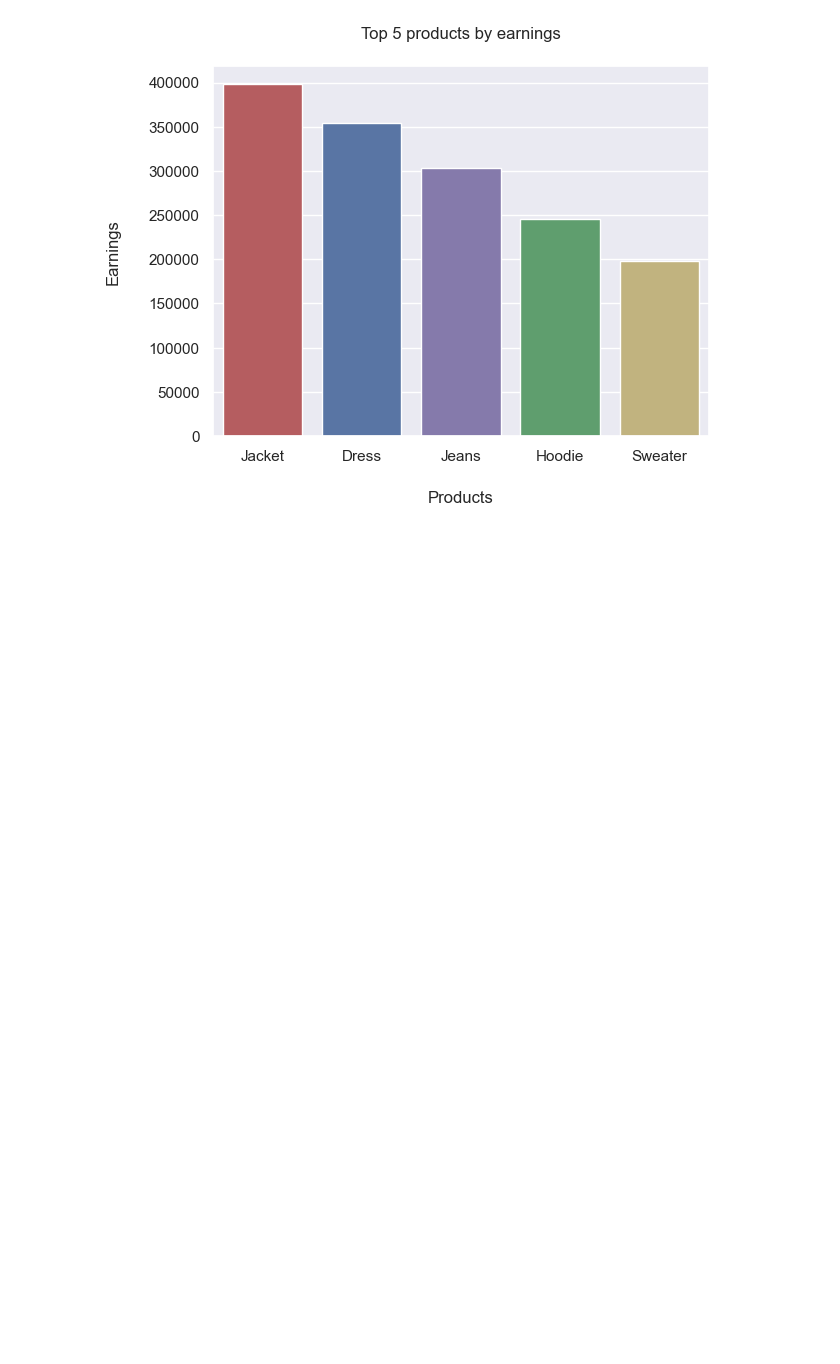
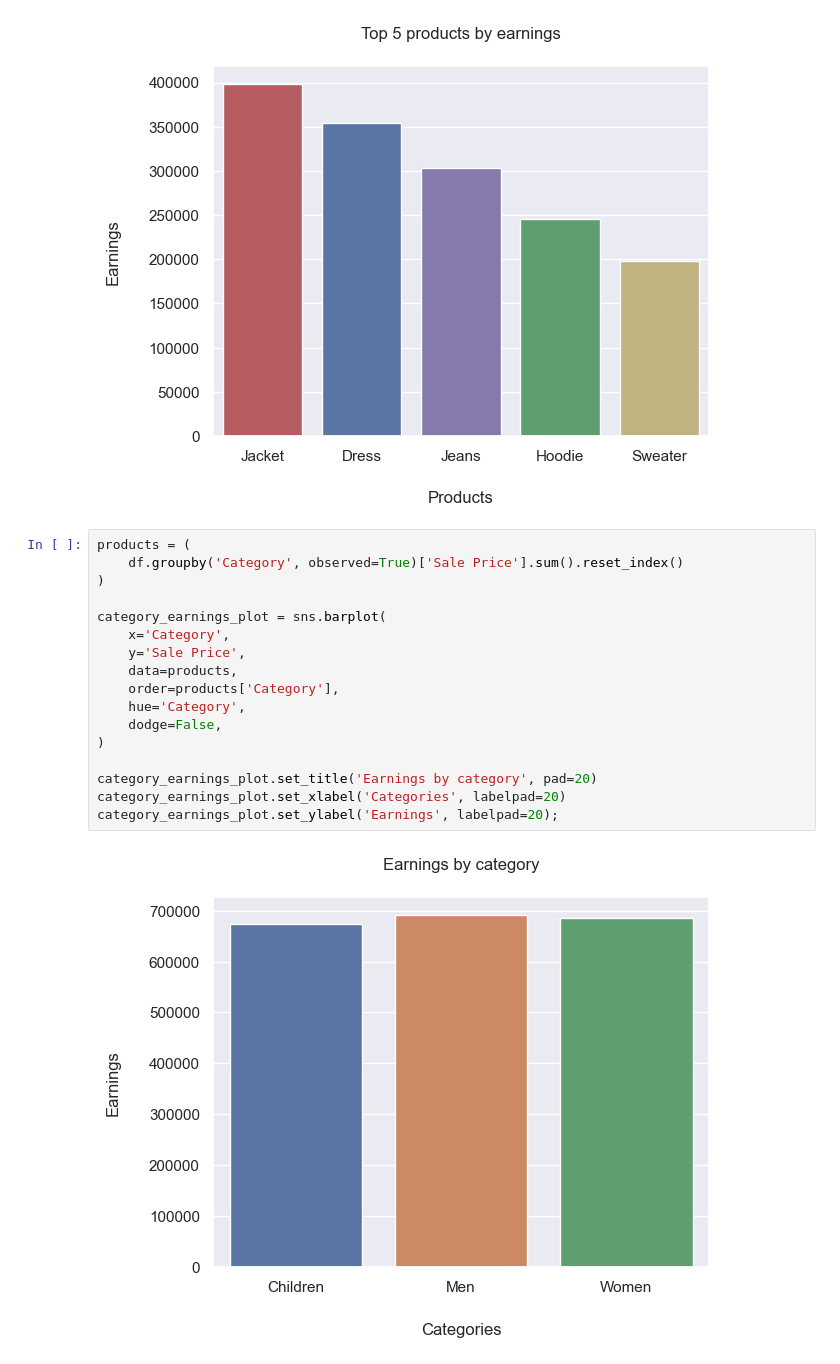
Before and after one commit to Lauritsen1/spac-py-wk6-case1-lv1, a Jupyter notebook: notebooks/data_analysis.ipynb, the cells around one changed output. Drawn from its saved outputs; the diff is of its cells as text; blank space fills up the shorter version.

Commit message:
add visualization of earnings by category

```diff
--- a/notebooks/data_analysis.ipynb
+++ b/notebooks/data_analysis.ipynb
@@ -56,3 +56,22 @@ product_earnings_plot.set_xlabel('Products', labelpad=20)
 product_earnings_plot.set_ylabel('Earnings', labelpad=20);
 # %% [output]
 [figure]
+# %%
+products = (
+    df.groupby('Category', observed=True)['Sale Price'].sum().reset_index()
+)
+
+category_earnings_plot = sns.barplot(
+    x='Category',
+    y='Sale Price',
+    data=products,
+    order=products['Category'],
+    hue='Category',
+    dodge=False,
+)
+
+category_earnings_plot.set_title('Earnings by category', pad=20)
+category_earnings_plot.set_xlabel('Categories', labelpad=20)
+category_earnings_plot.set_ylabel('Earnings', labelpad=20);
+# %% [output]
+[figure, added]
```
